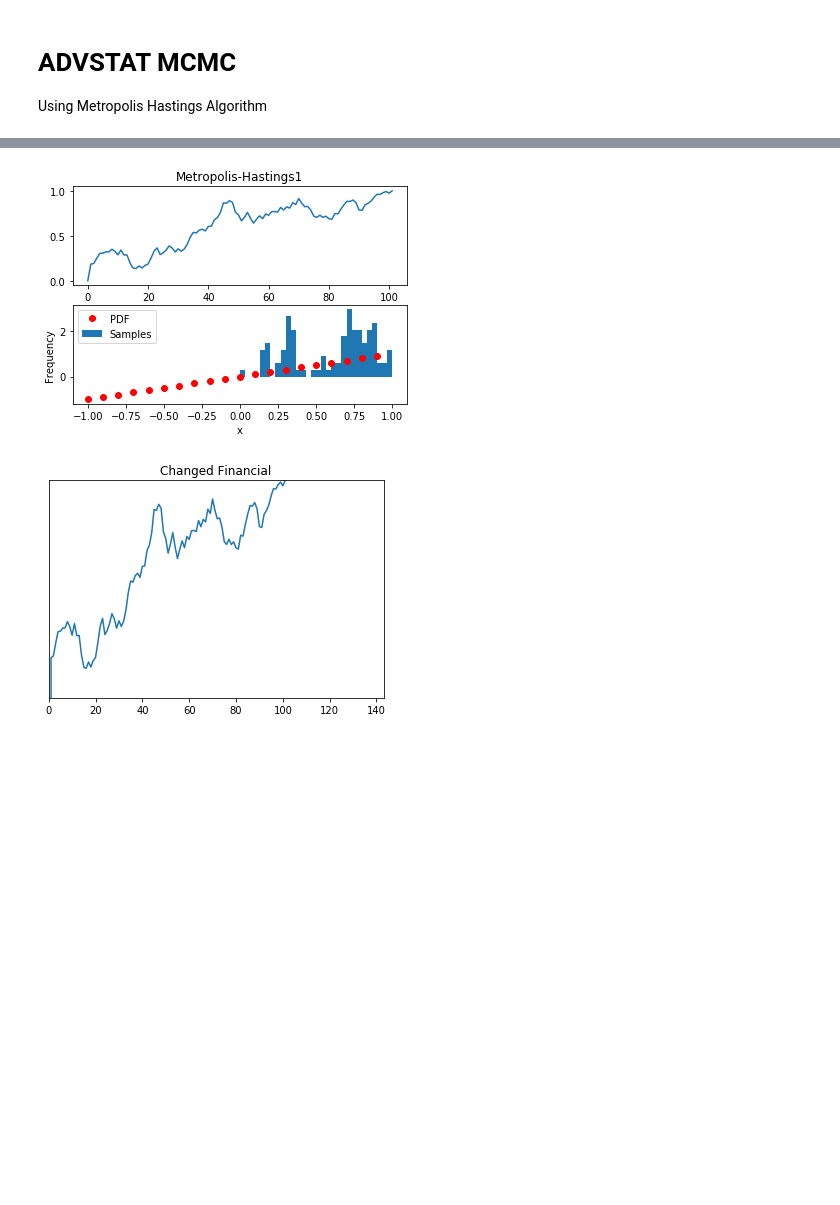
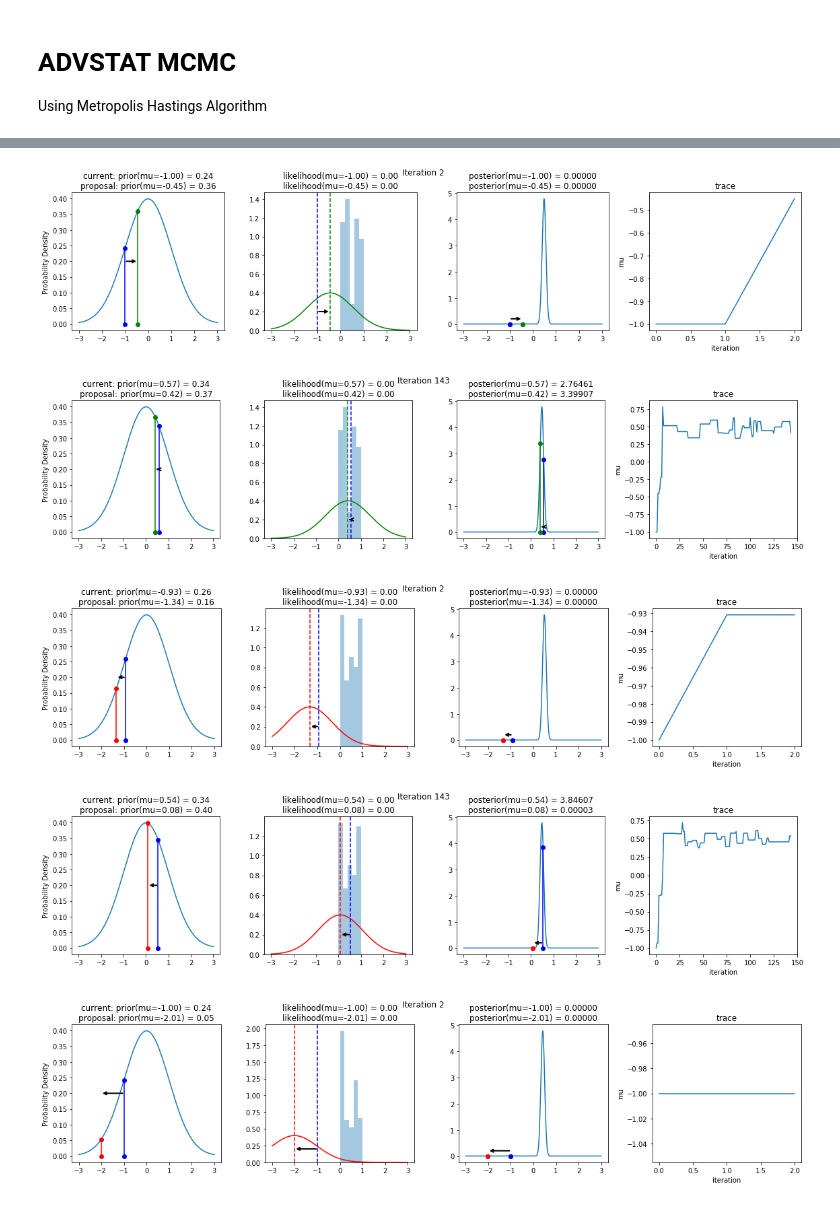
Before and after one commit to DwardTiro/ADVSTAT_MCMC, a Jupyter notebook: ADVSTAT MCMC.ipynb, the cells around one changed output, grey strips where cells are left out. Drawn from its saved outputs; the diff is of its cells as text; code cells hidden in the pictures; blank space fills up the shorter version.

```diff
--- a/ADVSTAT MCMC.ipynb
+++ b/ADVSTAT MCMC.ipynb
@@ -101,49 +106,0 @@ def sdnorm(z):
-# %%
-#all data contains all arrays of industries(financial, industrial, firms etc..)
-for z in xrange(0,1):
-    vec = []
-    x=0.
-    vec.append(x)
-    innov =alldata[z]
-    xis=[]
-    num=0
-    num=num+1
-    xis.append(num)
-    range = len(alldata[z])
-    for i in xrange(0,range):
-        can = float(innov[i]) #candidate
-        oldtheta = np.random.normal(0.5, 0.1, 1)
-        newtheta = np.random.normal(oldtheta, 0.1, 1)
-        aprob = min([1.,can/newtheta]) #acceptance probability
-
-        u = newtheta
-        if u < aprob:
-            x = can
-            vec.append(x)
-            xis.append(num)
-            num=num+1
-# %%
-#plotting the results:
-#theoretical curve
-x = arange(-1,1,.1)
-y = x
-subplot(211)
-title('Metropolis-Hastings1')
-plot(vec)
-subplot(212)
-
-hist(vec, bins=30,normed=1)
-plot(x,y,'ro')
-ylabel('Frequency')
-xlabel('x')
-legend(('PDF','Samples'))
-show()
-
-plt.plot(xis, vec)
-plt.title('Changed Financial')
-plt.yticks([])
-plt.axis([0, 143, 0, 1])
-plt.show()
-# %% [output]
-[figure, removed]
-[figure, removed]
@@ -149,0 +197,14 @@ plt.show()
+# %%
+samples =143
+sampler(financials, samples, mu_init=-1., plot=True);
+sampler(industrials, samples, mu_init=-1., plot=True);
+sampler(holfirms, samples, mu_init=-1., plot=True);
+sampler(propty, samples, mu_init=-1., plot=True);
+sampler(services, samples, mu_init=-1., plot=True);
+sampler(minoil, samples, mu_init=-1., plot=True);
+# %% [output]
+[figure, added]
+[figure, added]
+[figure, added]
+[figure, added]
+[figure, added]
```
Also changed, not shown: parts of 5 cells of this notebook.
